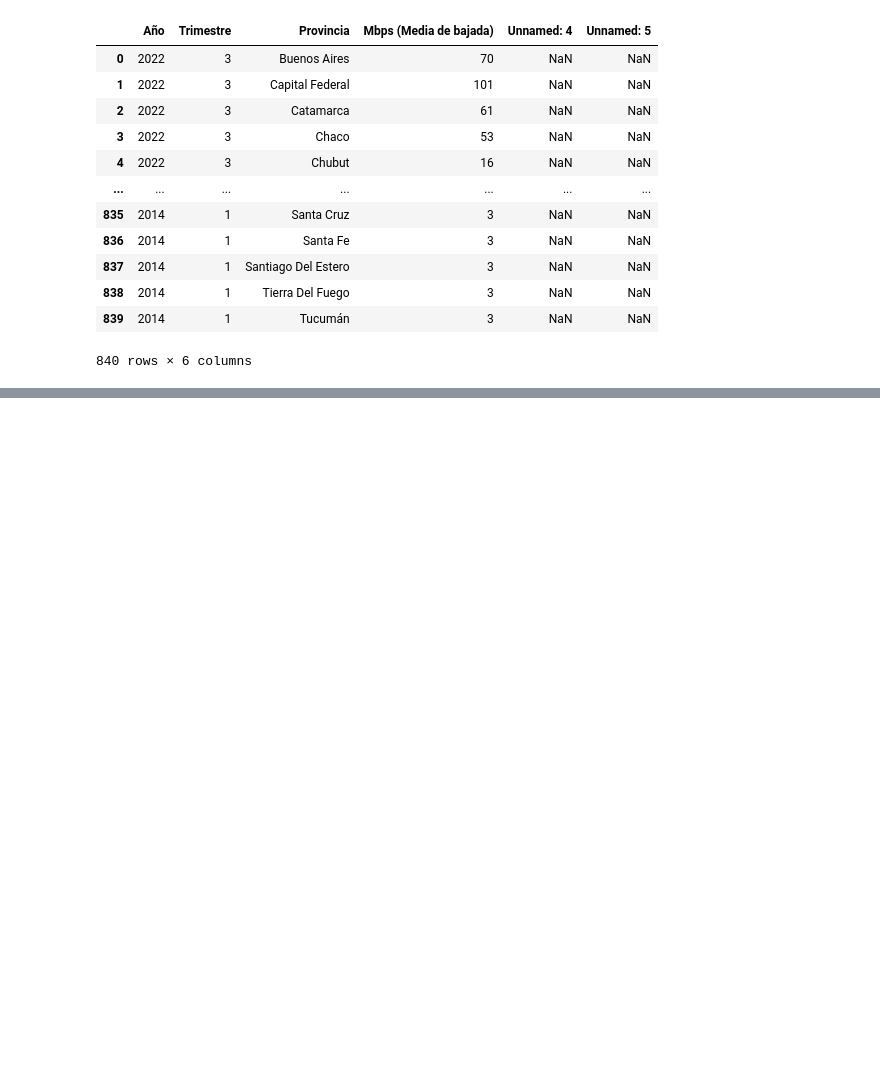
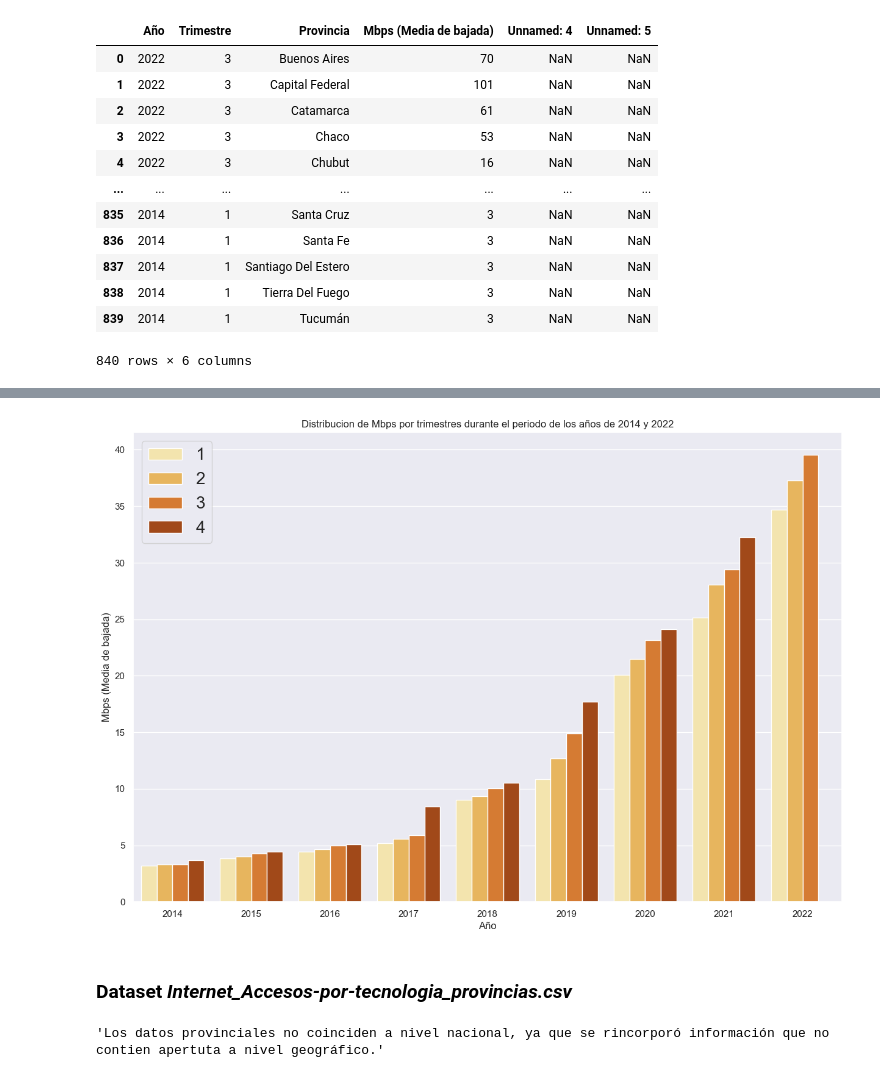
Before and after one commit to uriellmendezz/Analisis_Telecomunicaciones, a Jupyter notebook: EDA.ipynb, the cells around one changed output, grey strips where cells are left out. Saved outputs shown, nothing was run; the diff lists cells and outputs as text; code cells hidden in the pictures; blank space fills up the shorter version.

```diff
--- a/EDA.ipynb
+++ b/EDA.ipynb
@@ -172,0 +161,16 @@ plt.show()
+# %%
+mbps_trimestral = velocidad_provincias.groupby(by=['Año','Trimestre']).mean().reset_index()
+plt.figure(figsize=(15,10))
+sns.barplot(data = mbps_trimestral, x='Año', y='Mbps (Media de bajada)',hue = 'Trimestre', palette='YlOrBr')
+plt.title('Distribucion de Mbps por trimestres durante el periodo de los años de 2014 y 2022')
+plt.legend(fontsize=20)
+plt.show()
+# %% [output]
+[figure, added]
+# %% [markdown]
+### Dataset *Internet_Accesos-por-tecnologia_provincias.csv*
+# %%
+acc_tecnologia_provincias = pd.read_csv('original_datasets\Internet_Accesos-por-tecnologia_provincias.csv')
+acc_tecnologia_provincias.iloc[-1].Trimestre
+# %% [output]
+'Los datos provinciales no coinciden a nivel nacional, ya que se rincorporó información que no contien apertuta a nivel geográfico.'
```
Also changed, not shown: parts of 69 cells of this notebook.
